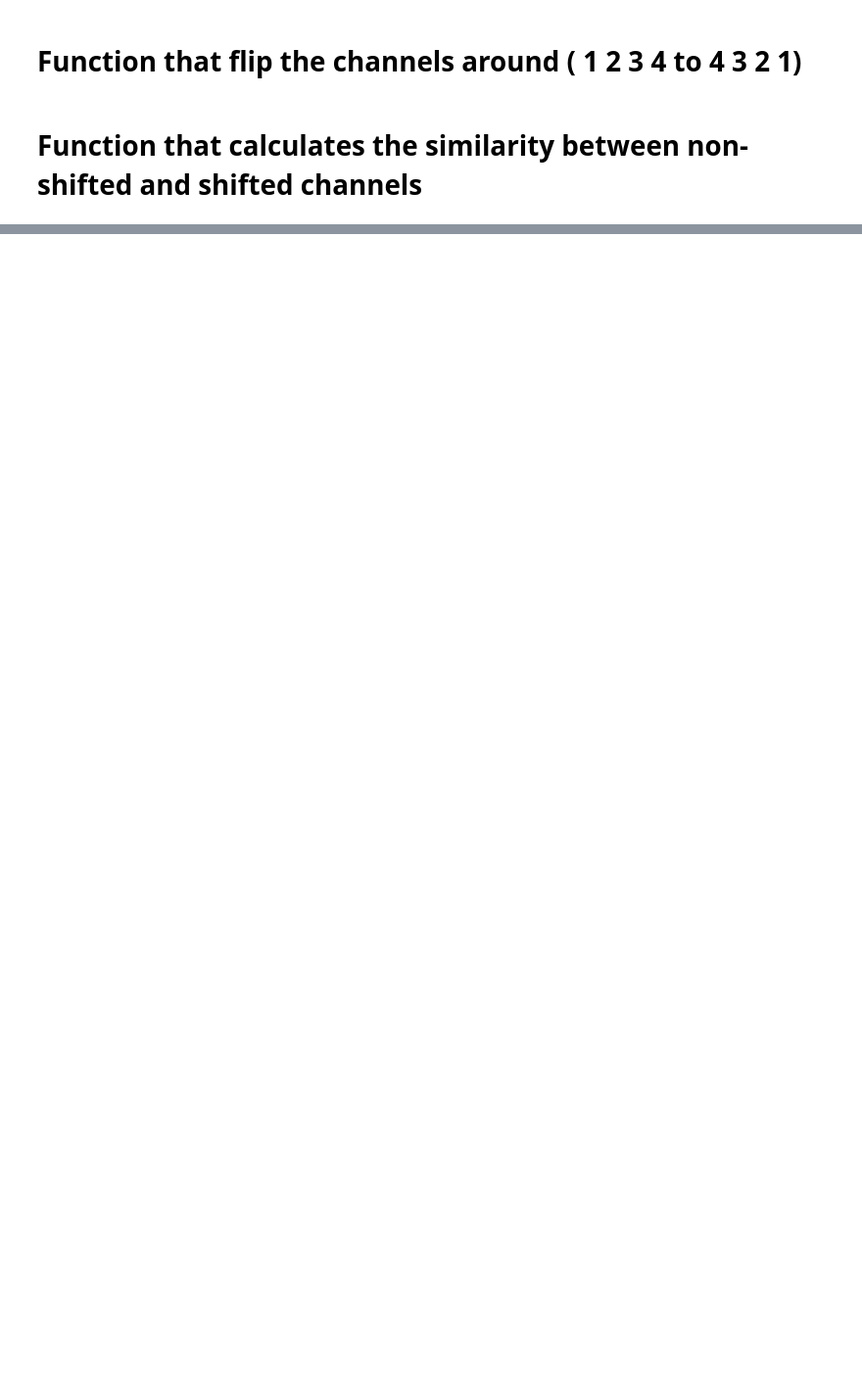
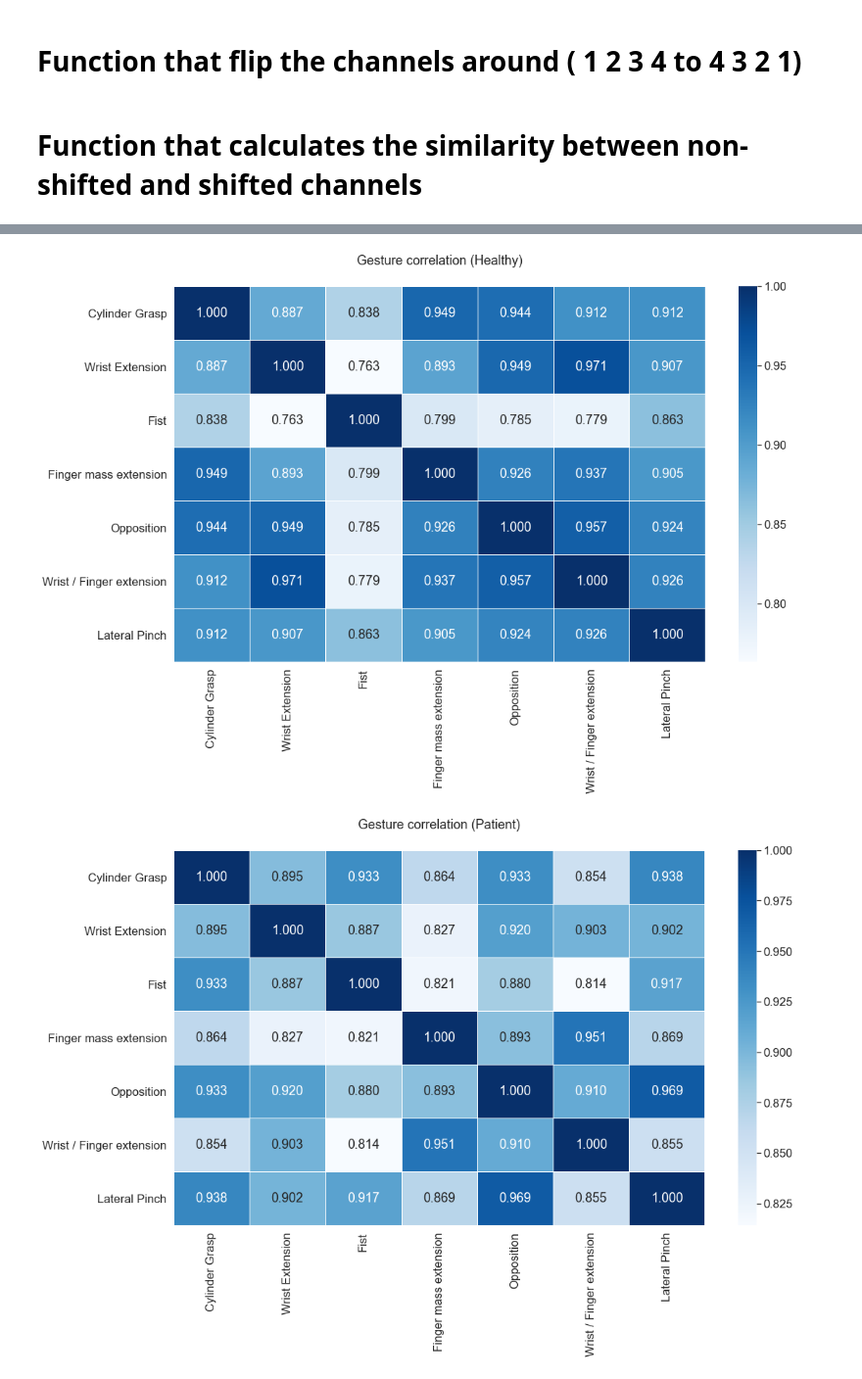
Before and after one commit to haopinglin0907/Projects_Hao, a Jupyter notebook: MyoPanda/Cross_correlation/Cross-correlation.ipynb, the cells around one changed output, grey strips where cells are left out. Shown at 98% size. Cells and saved outputs as stored; diff of their text form; code cells hidden in the pictures; blank space fills up the shorter version.

Commit message:
Editted the notebook for correlation and uploaded the png files for visualization

```diff
--- a/MyoPanda/Cross_correlation/Cross-correlation.ipynb
+++ b/MyoPanda/Cross_correlation/Cross-correlation.ipynb
@@ -18,9 +18,13 @@ plt.rcParams['legend.title_fontsize'] = 14
 pd.options.display.float_format = "{:,.3f}".format
 sns.set(font_scale=1.5)
 # %%
-### Reads the EMG data
+### Reads the EMG data (healthy subjects)
 df = pd.read_pickle('DataCollection.pkl')
 df['Trial_num'] = df['Trial_num'].astype(int)
+
+### Reads the EMG data (patients)
+df_patient = pd.read_pickle('DataCollection_Patients.pkl')
+df_patient['Trial_num'] = df_patient['Trial_num'].astype(int)
 # %% [markdown]
 # Function that calculates the cross-correlation (Similarity)
 # %%
@@ -277,0 +300,12 @@ plt.savefig('Correlation_matrix/Correlation_matrix.png')
+# %%
+stats_patient = pd.DataFrame(stats_patient).set_index('ID')
+# %%
+gesture_list = stats_patient['GestureA'].unique()
+matrix_df = stats_patient.groupby(['GestureA', 'GestureB']).mean().iloc[:, 0:]
+index = matrix_df.index
+correlation_df_patient = pd.DataFrame(None, columns = gesture_list, index = gesture_list)
+# %%
+for idx in index:
+    GestureA = idx[0]
+    GestureB = idx[1]
+    correlation_df_patient.loc[GestureA, GestureB] = matrix_df.loc[idx, :].mean()
@@ -277,0 +314,22 @@ plt.savefig('Correlation_matrix/Correlation_matrix.png')
+# %%
+plt.figure(figsize = (16, 11))
+sns.heatmap(correlation_df.astype('float'), cmap = 'Blues', annot=True, fmt=".3f", linewidths=1.0)
+if os.path.exists('Correlation_matrix/') == False:
+    os.mkdir('Correlation_matrix')
+
+plt.title('Gesture correlation (Healthy)', pad = 30)
+plt.tight_layout()
+plt.savefig('Correlation_matrix/Correlation_matrix.png')
+
+plt.figure(figsize = (16, 11))
+sns.heatmap(correlation_df_patient.astype('float'), cmap = 'Blues', annot=True, fmt=".3f", linewidths=1.0)
+plt.title('Gesture correlation (Patient)', pad = 30)
+plt.tight_layout()
+
+if os.path.exists('Correlation_matrix/') == False:
+    os.mkdir('Correlation_matrix')
+
+plt.savefig('Correlation_matrix/Correlation_matrix_patient.png')
+# %% [output]
+[figure, added]
+[figure, added]
```
Also changed, not shown: parts of 15 cells of this notebook, 2 other files.
